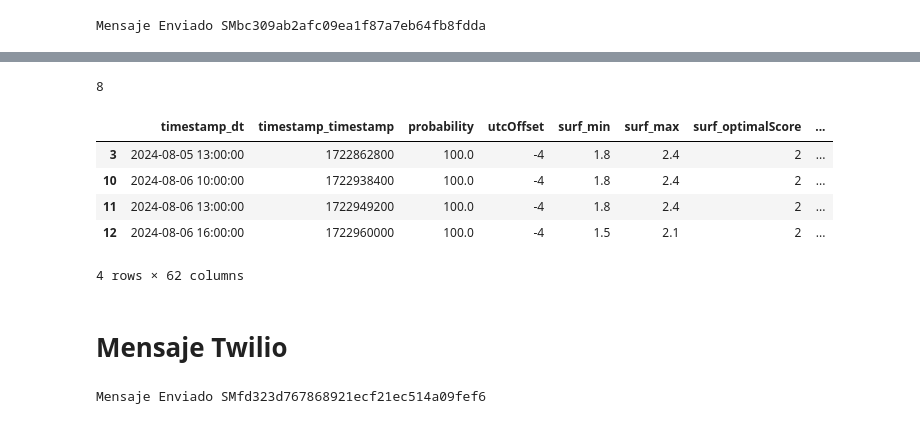
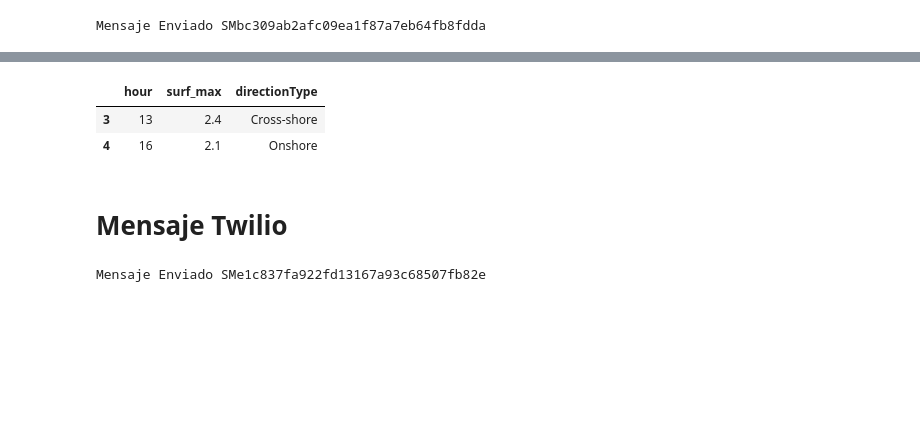
Before and after one commit to loyolahernandez/Data_Engineer_AWS, a Jupyter notebook: Proyecto1/Mensajes_Twilio.ipynb, the cells around one changed output, grey strips where cells are left out. Saved outputs shown, nothing was run; the diff lists cells and outputs as text; code cells hidden in the pictures; blank space fills up the shorter version.

```diff
--- a/Proyecto1/Mensajes_Twilio.ipynb
+++ b/Proyecto1/Mensajes_Twilio.ipynb
@@ -400,21 +394,21 @@ max_height = 2.5
 min_height = 2
 sunrise = 8
 sunset = 18
-# %%
-sunrise
-# %% [output]
-8
 # %%
+
 df_sesh = df[
     (df['surf_max'] <= max_height) & (df['surf_max'] >= min_height) &
-    (df['timestamp_dt'].dt.hour <= sunset) & (df['timestamp_dt'].dt.hour >= sunrise)
-]
+    (df['timestamp_dt'].dt.hour <= sunset) & (df['timestamp_dt'].dt.hour >= sunrise) &
+    (df['directionType'] != wind)
+].copy()
-# %%
-df_sesh
-# %% [output]
-|  | timestamp_dt | timestamp_timestamp | probability | utcOffset | surf_min | surf_max | surf_optimalScore | ... |
-| 3 | 2024-08-05 13:00:00 | 1722862800 | 100.0 | -4 | 1.8 | 2.4 | 2 | ... |
-| 10 | 2024-08-06 10:00:00 | 1722938400 | 100.0 | -4 | 1.8 | 2.4 | 2 | ... |
-| 11 | 2024-08-06 13:00:00 | 1722949200 | 100.0 | -4 | 1.8 | 2.4 | 2 | ... |
-| 12 | 2024-08-06 16:00:00 | 1722960000 | 100.0 | -4 | 1.5 | 2.1 | 2 | ... |
-4 rows × 62 columns
+# %%
+
+df_sesh['date'] = df_sesh['timestamp_dt'].dt.date
+df_sesh['hour'] = df_sesh['timestamp_dt'].dt.hour
+# %%
+df_sms = df_sesh[['hour', 'surf_max', 'directionType']]
+df_sms
+# %% [output]
+|  | hour | surf_max | directionType |
+| 3 | 13 | 2.4 | Cross-shore |
+| 4 | 16 | 2.1 | Onshore |
@@ -429,11 +445,11 @@ client = Client(account_sid, auth_token)
 
 message = client.messages \
                 .create(
-                     body='\nHola! \n\n\n Hoy puede salir ola en Buchu ',
+                     body='\nHola! \n\n\n Hoy puede salir ola en Buchu.' + wave_sms(df, wind, max_height, min_height, sunrise, sunset),
                      from_=PHONE_NUMBER,
                      to='+56982091549'
                  )
 
 print('Mensaje Enviado ' + message.sid)
 # %% [output]
-Mensaje Enviado SMfd323d767868921ecf21ec514a09fef6
+Mensaje Enviado SMe1c837fa922fd13167a93c68507fb82e
```
Also changed, not shown: parts of 26 cells of this notebook, 1 other file.
